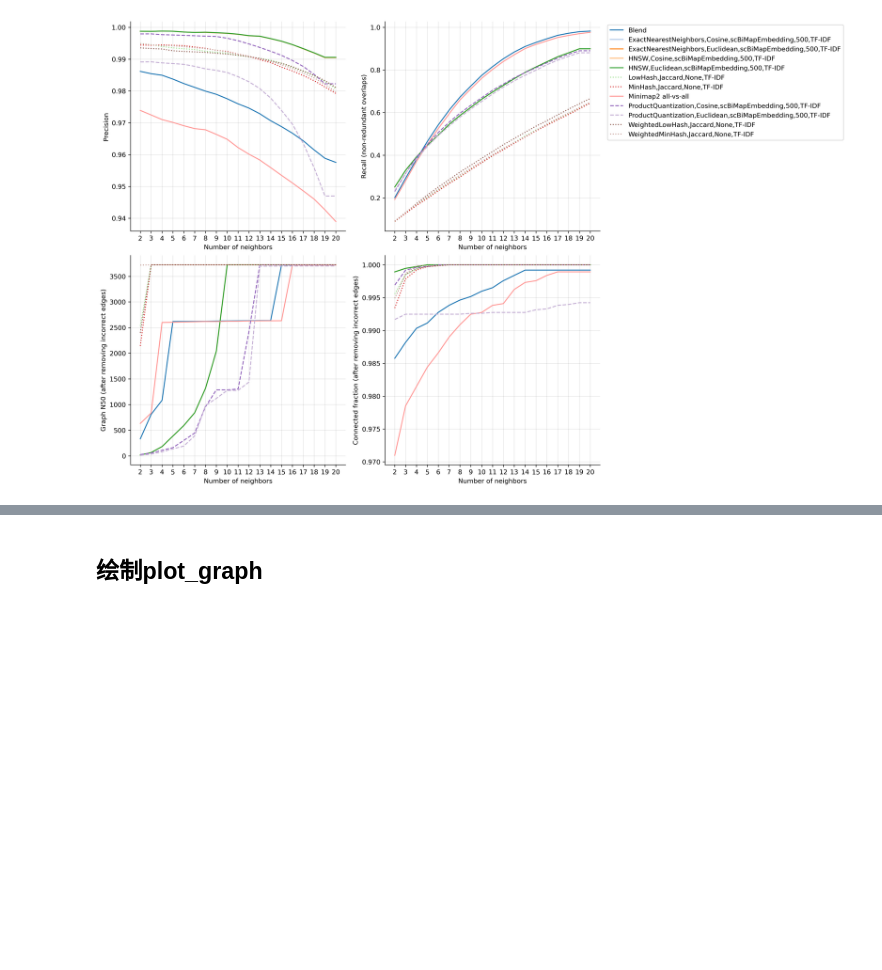
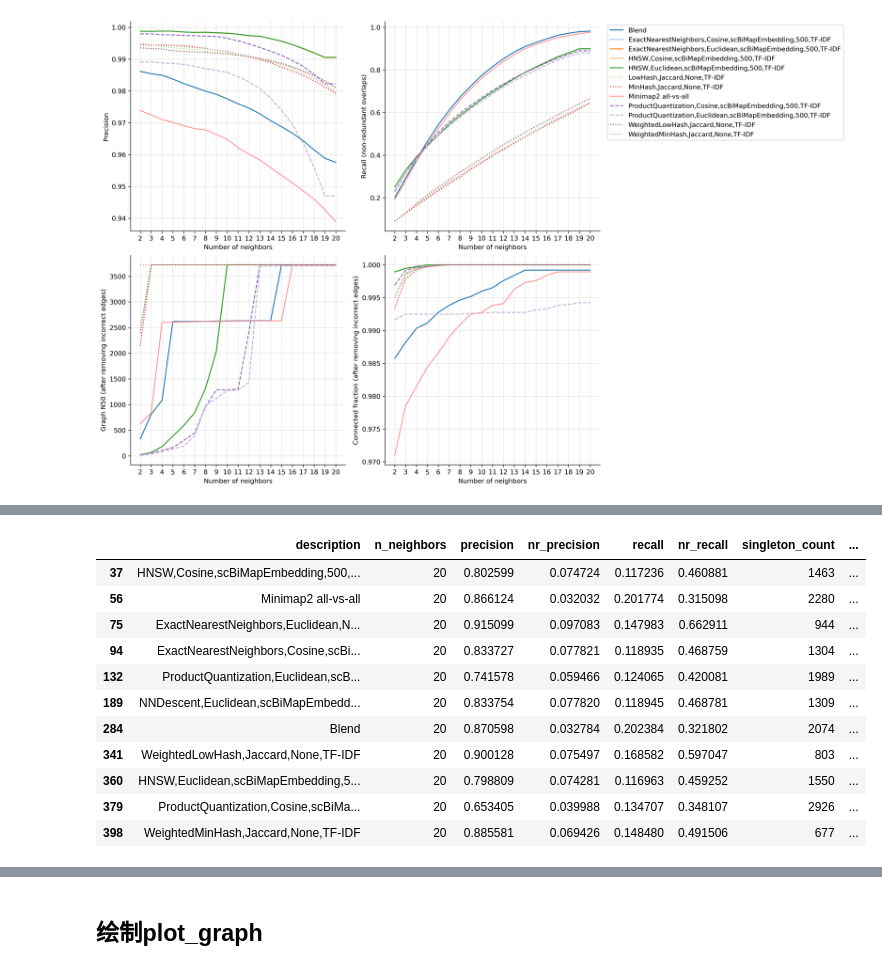
Before and after one commit to jzhang-dev/kNN-overlap-finder, a Jupyter notebook: workflow/notebooks/visulization.ipynb, the cells around one changed output, grey strips where cells are left out. Saved outputs shown, nothing was run; the diff lists cells and outputs as text; code cells hidden in the pictures; blank space fills up the shorter version.

Commit message:
add memory usage statistic and reads filter

```diff
--- a/workflow/notebooks/visulization.ipynb
+++ b/workflow/notebooks/visulization.ipynb
@@ -164,3 +164,28 @@ for i, ax in enumerate( itertools.chain(*axes) ):
     ax.spines[['top', 'right']].set_visible(False)
 # %% [output]
 [figure]
+# %%
+import glob
+evaluate_dir = '/home/miaocj/docker_dir/kNN-overlap-finder/data/evaluation/Ecoli/all/ONT/kmer_k16/'
+file_list = glob.glob(evaluate_dir + '*_overlap_stat.tsv')
+
+# 循环打开文件
+statistic_dfs =[]
+for file in file_list:
+    df = pd.read_csv(file, sep='\t')
+    statistic_dfs.append(df)
+
+all_stat_df = pd.concat(statistic_dfs,ignore_index = True)
+all_stat_df = all_stat_df.iloc[:,2:]
+all_stat_df['connected_fraction'] = 1 - all_stat_df['singleton_fraction']
+##筛选用于绘图的method
+methods = all_stat_df['description'].unique()
+visul_method = []
+for method in methods:
+    if  'TF-IDF' in method or 'Blend' in method or 'Mini' in method:
+        visul_method.append(method)
+
+method_compare = all_stat_df[all_stat_df['description'].isin(visul_method)]
+df2 = method_compare
+
+visul_method
@@ -166,0 +204,18 @@ for i, ax in enumerate( itertools.chain(*axes) ):
+# %%
+time_df = df2[df2['n_neighbors']==20]
+time_df.to_csv('/home/miaocj/docker_dir/kNN-overlap-finder/time_df.csv',sep='\t')
+# %%
+time_df
+# %% [output]
+|  | description | n_neighbors | precision | nr_precision | recall | nr_recall | singleton_count | ... |
+| 37 | HNSW,Cosine,scBiMapEmbedding,500,... | 20 | 0.802599 | 0.074724 | 0.117236 | 0.460881 | 1463 | ... |
+| 56 | Minimap2 all-vs-all | 20 | 0.866124 | 0.032032 | 0.201774 | 0.315098 | 2280 | ... |
+| 75 | ExactNearestNeighbors,Euclidean,N... | 20 | 0.915099 | 0.097083 | 0.147983 | 0.662911 | 944 | ... |
+| 94 | ExactNearestNeighbors,Cosine,scBi... | 20 | 0.833727 | 0.077821 | 0.118935 | 0.468759 | 1304 | ... |
+| 132 | ProductQuantization,Euclidean,scB... | 20 | 0.741578 | 0.059466 | 0.124065 | 0.420081 | 1989 | ... |
+| 189 | NNDescent,Euclidean,scBiMapEmbedd... | 20 | 0.833754 | 0.077820 | 0.118945 | 0.468781 | 1309 | ... |
+| 284 | Blend | 20 | 0.870598 | 0.032784 | 0.202384 | 0.321802 | 2074 | ... |
+| 341 | WeightedLowHash,Jaccard,None,TF-IDF | 20 | 0.900128 | 0.075497 | 0.168582 | 0.597047 | 803 | ... |
+| 360 | HNSW,Euclidean,scBiMapEmbedding,5... | 20 | 0.798809 | 0.074281 | 0.116963 | 0.459252 | 1550 | ... |
+| 379 | ProductQuantization,Cosine,scBiMa... | 20 | 0.653405 | 0.039988 | 0.134707 | 0.348107 | 2926 | ... |
+| 398 | WeightedMinHash,Jaccard,None,TF-IDF | 20 | 0.885581 | 0.069426 | 0.148480 | 0.491506 | 677 | ... |
```
Also changed, not shown: parts of 2 cells of this notebook, 7 other files.
